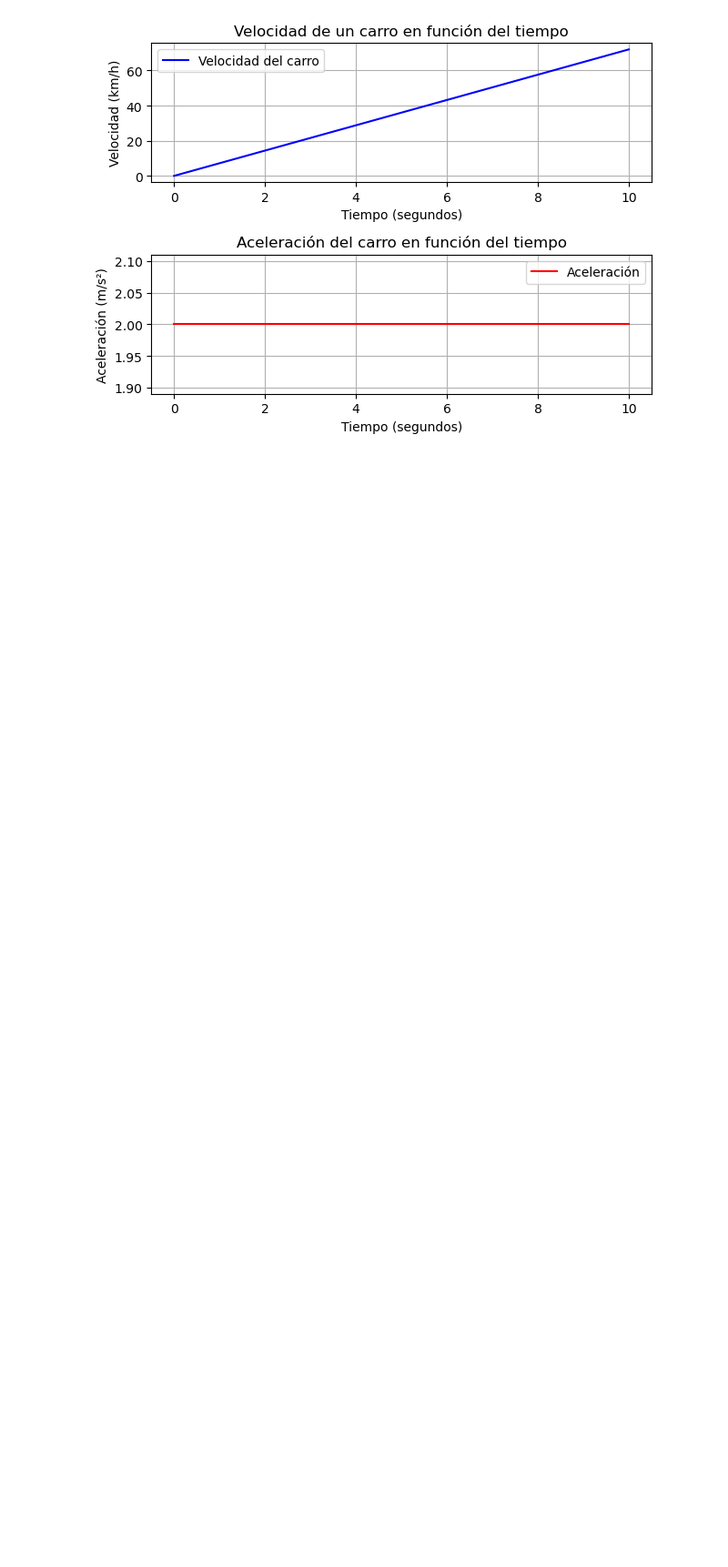
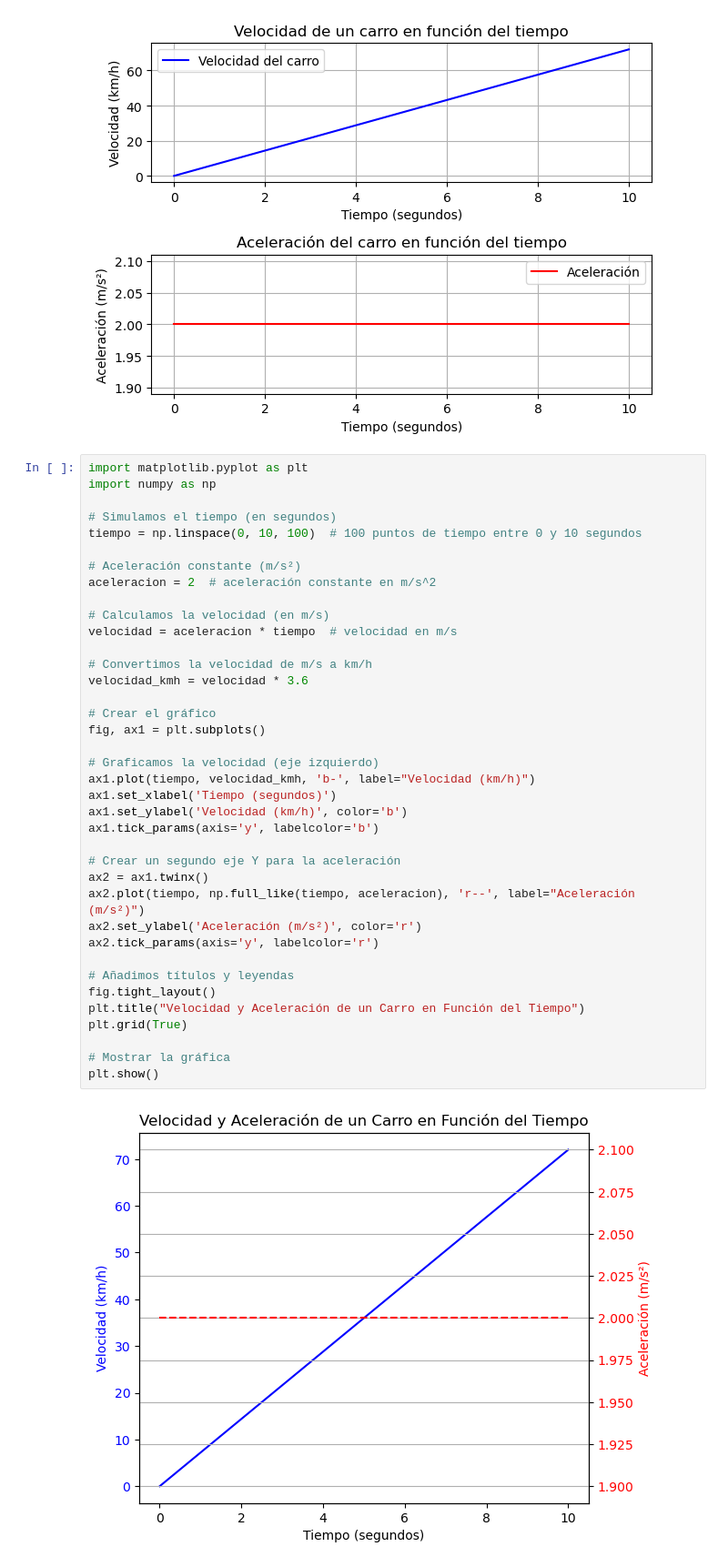
Before and after one commit to danielsh2390/Mi-primer-proyecto, a Jupyter notebook: Miprimer.ipynb, the cells around one changed output. Shown: that part at 91% size. Drawn from its saved outputs; the diff is of its cells as text; blank space fills up the shorter version.

Commit message:
2 graficas

```diff
--- a/Miprimer.ipynb
+++ b/Miprimer.ipynb
@@ -81,3 +81,43 @@ plt.tight_layout()
 plt.show()
 # %% [output]
 [figure]
+# %%
+import matplotlib.pyplot as plt
+import numpy as np
+
+# Simulamos el tiempo (en segundos)
+tiempo = np.linspace(0, 10, 100)  # 100 puntos de tiempo entre 0 y 10 segundos
+
+# Aceleración constante (m/s²)
+aceleracion = 2  # aceleración constante en m/s^2
+
+# Calculamos la velocidad (en m/s)
+velocidad = aceleracion * tiempo  # velocidad en m/s
+
+# Convertimos la velocidad de m/s a km/h
+velocidad_kmh = velocidad * 3.6
+
+# Crear el gráfico
+fig, ax1 = plt.subplots()
+
+# Graficamos la velocidad (eje izquierdo)
+ax1.plot(tiempo, velocidad_kmh, 'b-', label="Velocidad (km/h)")
+ax1.set_xlabel('Tiempo (segundos)')
+ax1.set_ylabel('Velocidad (km/h)', color='b')
+ax1.tick_params(axis='y', labelcolor='b')
+
+# Crear un segundo eje Y para la aceleración
+ax2 = ax1.twinx()
+ax2.plot(tiempo, np.full_like(tiempo, aceleracion), 'r--', label="Aceleración (m/s²)")
+ax2.set_ylabel('Aceleración (m/s²)', color='r')
+ax2.tick_params(axis='y', labelcolor='r')
+
+# Añadimos títulos y leyendas
+fig.tight_layout()
+plt.title("Velocidad y Aceleración de un Carro en Función del Tiempo")
+plt.grid(True)
+
+# Mostrar la gráfica
+plt.show()
+# %% [output]
+[figure, added]
```
